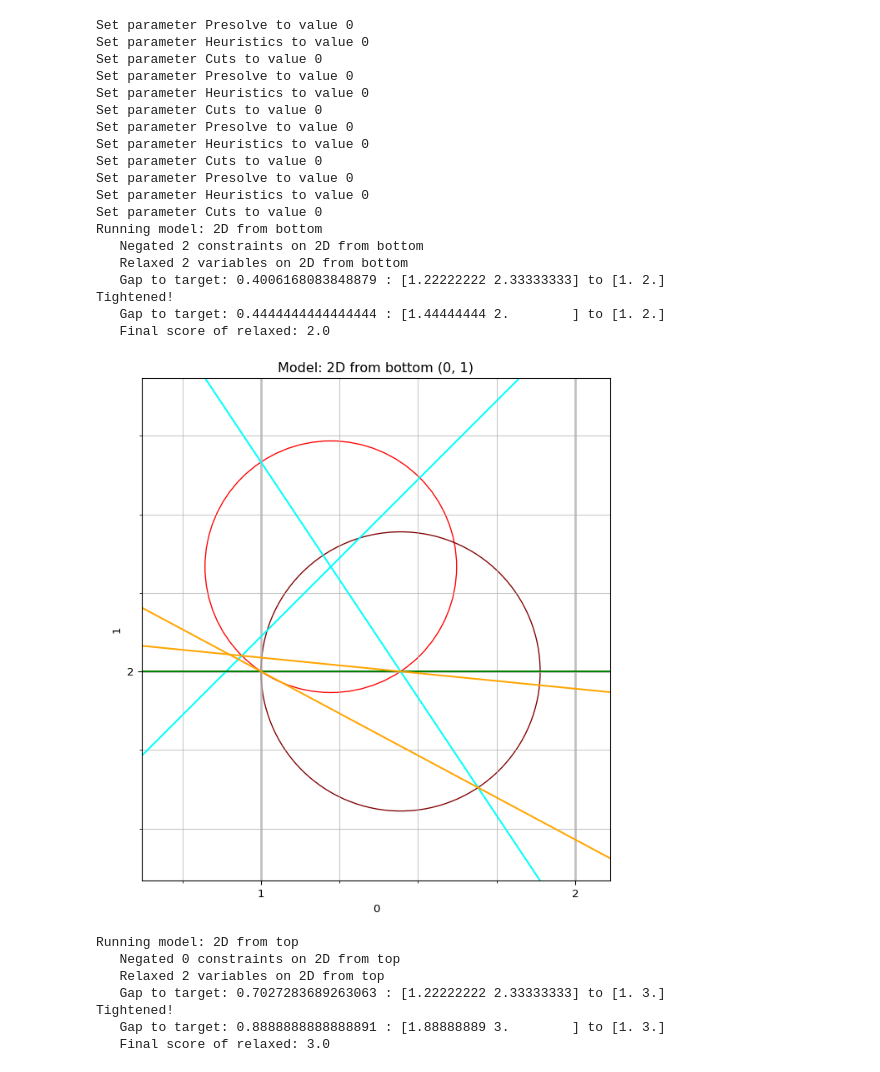
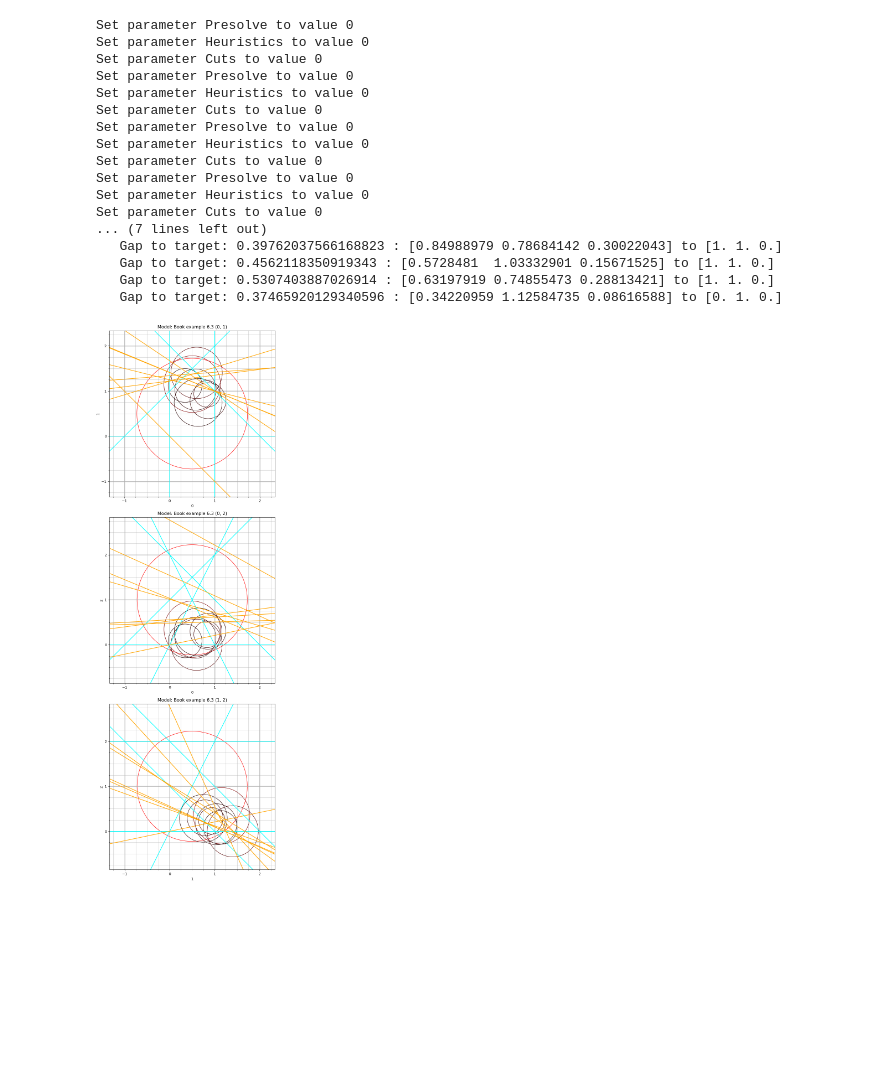
Before and after one commit to BrannonKing/intersection_cuts, a Jupyter notebook: main.ipynb, the cells around one changed output. Drawn from its saved outputs; the diff is of its cells as text; code cells hidden in the pictures; blank space fills up the shorter version.

```diff
--- a/main.ipynb
+++ b/main.ipynb
@@ -37,7 +37,6 @@ def add_balas_ball_cut(relaxed: gp.Model, target, integer_vars, integer_idx, plo
 
     basis = gu.read_basis(relaxed)
     tableau, col_to_var, negated_vars = gu.read_tableau(relaxed, basis, extra_rows=1)
-    # tableau[negated_vars, :] *= -1
 
     # drop the rows of non-integer variables:
     to_drop = [i for i, base in enumerate(basis) if base not in integer_idx]
@@ -48,7 +47,6 @@ def add_balas_ball_cut(relaxed: gp.Model, target, integer_vars, integer_idx, plo
     # However, empirically, it seems that the opposite is what we really want (gurobi-specific or standardization issue)
     int_cols = [i for i, c in enumerate(col_to_var) if c in integer_idx]
     tableau[-1, int_cols] = -1  # use our extra row to store the col==row -> 1
-
     lengths = np.linalg.norm(tableau, norm, axis=0)
     lengths /= radius
 
@@ -78,9 +76,9 @@ def add_balas_ball_cut(relaxed: gp.Model, target, integer_vars, integer_idx, plo
         # instead, we have to solve for it:
         cons_idx = index - len(variables)
         constraint = constraints[cons_idx]
-        if constraint.Sense != '>':
-            assert constraint.Sense == '='
-            return 0.0  # ignore equality constraints with slacks (as gurobi generates a slack for every constraint)
+        # if constraint.Sense != '>':
+        #     assert constraint.Sense == '='
+        #     return 0.0  # ignore equality constraints with slacks (as gurobi generates a slack for every constraint)
         lhs, rhs = relaxed.getRow(constraint), constraint.RHS
         # if cons_idx in negated_vars:
         #     return rhs - lhs
@@ -116,5 +114,5 @@ def run_cuts_to_nearest_int(instances, cut_function, loops=5, graph_2D_3D=True):
             plotter.render()
 
 # test the cuts on simple examples:
-run_cuts_to_nearest_int(list(el.get_instances().values())[0:3], add_balas_ball_cut)
+run_cuts_to_nearest_int(list(el.get_instances().values())[0:1], add_balas_ball_cut)
 # %% [output]
@@ -296,47 +281,38 @@ def run_cuts_to_relaxed_sol(instances, cut_function, loops=8):
                 break
 
             relaxed_x = int_vars.X
             ca = exact_model.addConstr(z >= exact_vars - relaxed_x)
             cb = exact_model.addConstr(z >= relaxed_x - exact_vars)
             exact_model.optimize()
             assert exact_model.Status == gp.GRB.OPTIMAL
 
-            if not cut_function(model, exact_vars.X, int_vars, int_idx, plotter, True):
+            if not cut_function(model, exact_vars.X, int_vars, int_idx, plotter, False):
                 print("   Final score of relaxed:", model.getObjective().getValue())
                 break
 
             exact_model.remove(ca)
             exact_model.remove(cb)
         if plotter is not None:
             plotter.render()
 
 # test the cuts on simple examples:
-run_cuts_to_relaxed_sol(list(el.get_instances().values())[0:2], add_balas_ball_cut)
+run_cuts_to_relaxed_sol(list(el.get_instances().values())[3:], add_balas_ball_cut)
 # %% [output]
 Set parameter Presolve to value 0
 Set parameter Heuristics to value 0
 Set parameter Cuts to value 0
 Set parameter Presolve to value 0
 Set parameter Heuristics to value 0
 Set parameter Cuts to value 0
 Set parameter Presolve to value 0
 Set parameter Heuristics to value 0
 Set parameter Cuts to value 0
 Set parameter Presolve to value 0
 Set parameter Heuristics to value 0
 Set parameter Cuts to value 0
-Running model: 2D from bottom
-   Negated 2 constraints on 2D from bottom
-   Relaxed 2 variables on 2D from bottom
-   Gap to target: 0.4006168083848879 : [1.22222222 2.33333333] to [1. 2.]
-Tightened!
-   Gap to target: 0.4444444444444444 : [1.44444444 2.        ] to [1. 2.]
-   Final score of relaxed: 2.0
+... (7 lines left out)
+   Gap to target: 0.39762037566168823 : [0.84988979 0.78684142 0.30022043] to [1. 1. 0.]
+   Gap to target: 0.4562118350919343 : [0.5728481  1.03332901 0.15671525] to [1. 1. 0.]
+   Gap to target: 0.5307403887026914 : [0.63197919 0.74855473 0.28813421] to [1. 1. 0.]
+   Gap to target: 0.37465920129340596 : [0.34220959 1.12584735 0.08616588] to [0. 1. 0.]
-[figure, old version]
+[figure, new version]
-Running model: 2D from top
-   Negated 0 constraints on 2D from top
-   Relaxed 2 variables on 2D from top
-   Gap to target: 0.7027283689263063 : [1.22222222 2.33333333] to [1. 3.]
-Tightened!
-   Gap to target: 0.8888888888888891 : [1.88888889 3.        ] to [1. 3.]
-   Final score of relaxed: 3.0
```
Also changed, not shown: parts of 4 cells of this notebook.
